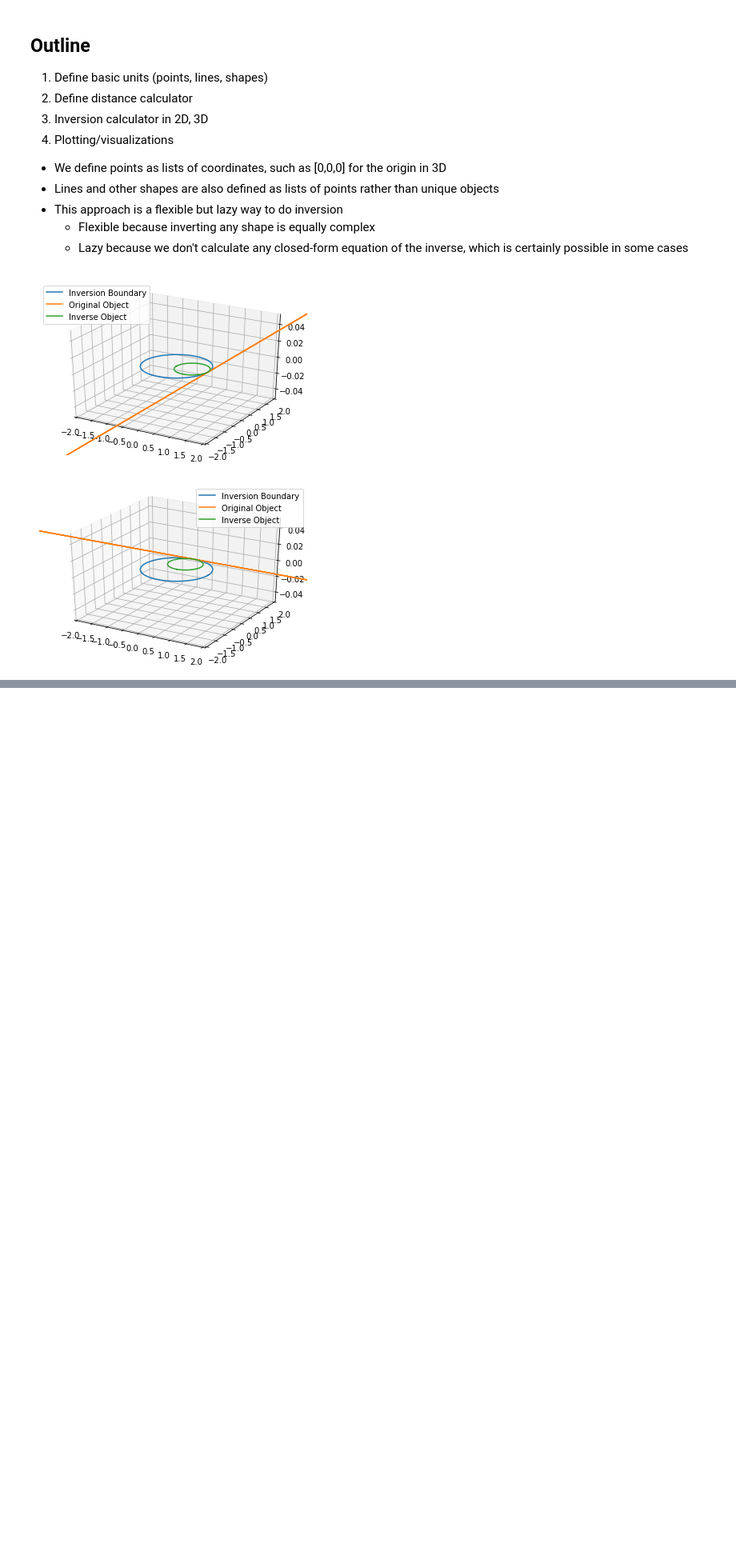
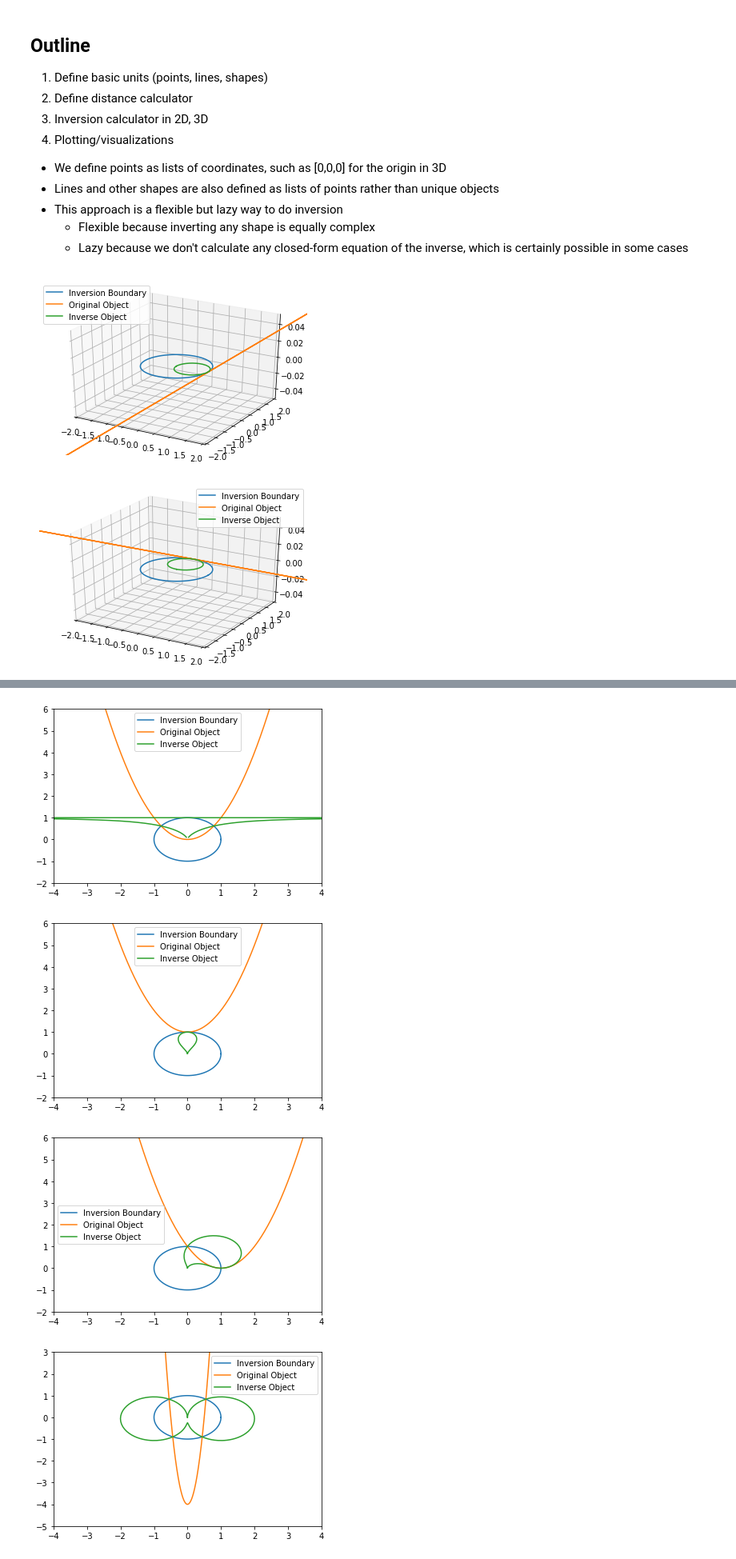
Before and after one commit to PrestonYadegar/MA150, a Jupyter notebook: Inversive Geometry.ipynb, the cells around one changed output, grey strips where cells are left out. Shown: that part at 80% size. Saved outputs shown, nothing was run; the diff lists cells and outputs as text; code cells hidden in the pictures; blank space fills up the shorter version.

```diff
--- a/Inversive Geometry.ipynb
+++ b/Inversive Geometry.ipynb
@@ -243,0 +240,17 @@ plt.show()
+# %%
+my_line = make_line(1, 'parabola', density=1000, limits=3, others=[1,1,0,0])
+total_inversion(my_line, unit_circle_coordinates, [[-4,4], [-2,6]], dims='2d');
+
+my_line = make_line(1, 'parabola', density=1000, limits=10, others=[1,1,0,1])
+total_inversion(my_line, unit_circle_coordinates, [[-4,4], [-2,6]], dims='2d');
+
+my_line = make_line(1, 'parabola', density=1000, limits=10, others=[1,1,1,0])
+total_inversion(my_line, unit_circle_coordinates, [[-4,4], [-2,6]], dims='2d');
+
+my_line = make_line(1, 'parabola', density=10000, limits=10, others=[4,1,0,-4])
+total_inversion(my_line, unit_circle_coordinates, [[-4,4], [-5,3]], dims='2d');
+# %% [output]
+[figure, added]
+[figure, added]
+[figure, added]
+[figure, added]
```
Also changed, not shown: parts of 16 cells of this notebook.
